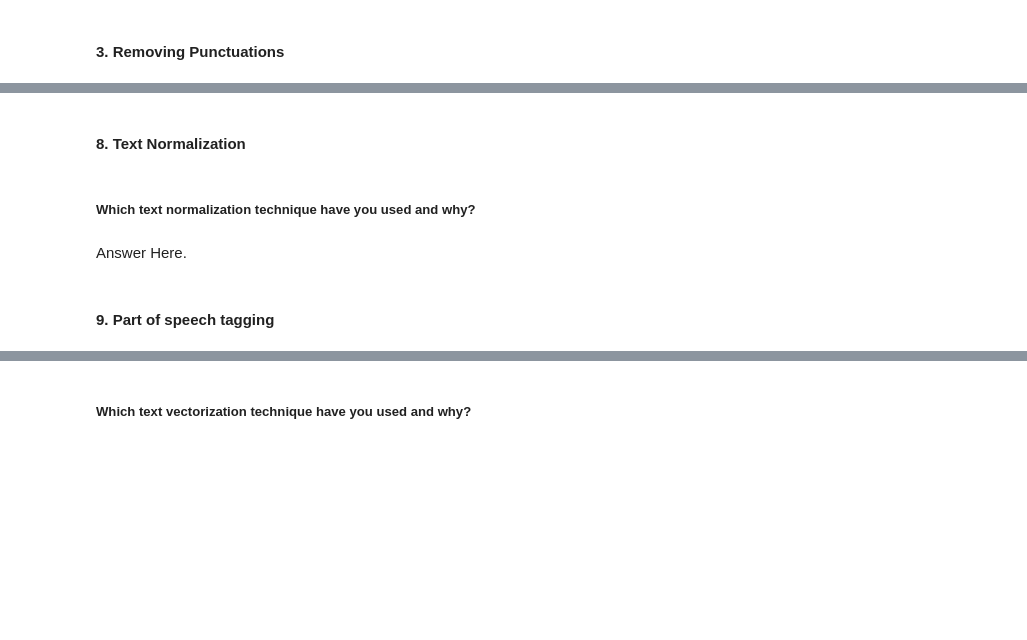
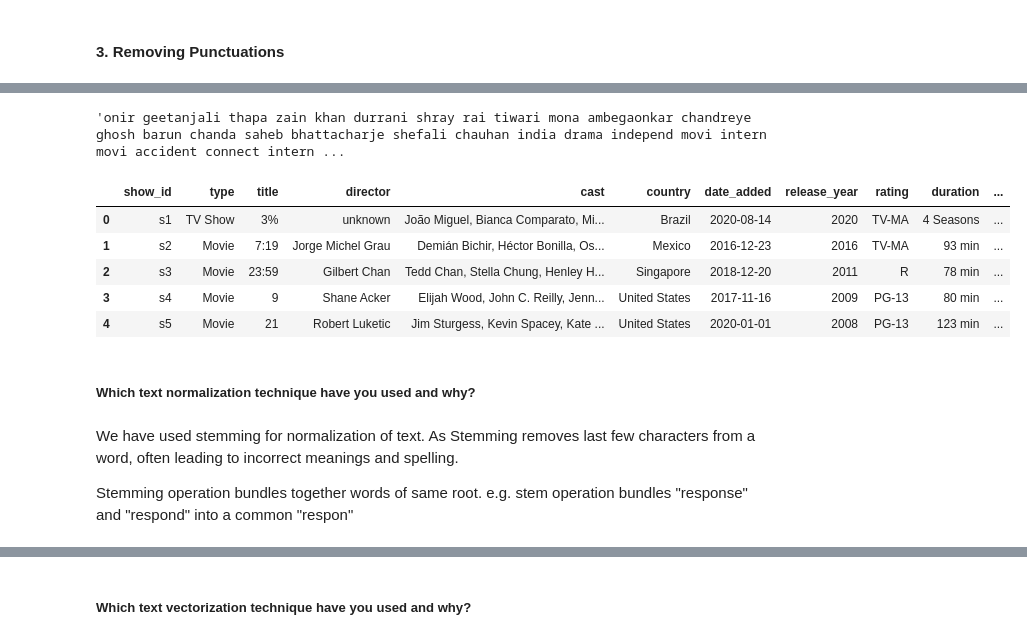
Before and after one commit to Kaushaljha488/NETFLIX_MOVIES_AND_TV_SHOWS_CLUSTERING, a Jupyter notebook: Kaushal_NETFLIX_MOVIES_AND_TV_SHOWS_CLUSTERING.ipynb, the cells around one changed output, grey strips where cells are left out. Drawn from its saved outputs; the diff is of its cells as text; code cells hidden in the pictures; blank space fills up the shorter version.

```diff
--- a/Kaushal_NETFLIX_MOVIES_AND_TV_SHOWS_CLUSTERING.ipynb
+++ b/Kaushal_NETFLIX_MOVIES_AND_TV_SHOWS_CLUSTERING.ipynb
@@ -834,0 +860,12 @@ df1=df.copy()
+# %%
+# Remove Punctuations
+# Remove punctuation from the text :
+
+def remove_punctuation(text):
+    '''a function for removing punctuation'''
+    import string
+    translator = str.maketrans('', '', string.punctuation)
+    return text.translate(translator)
+
+df1['clustering_attributes'] = df1['clustering_attributes'].apply(remove_punctuation)
+df1['clustering_attributes'][20]
@@ -844,0 +878,7 @@ df1=df.copy()
+# %%
+# extracting the stopwords from nltk library
+import nltk
+from nltk.corpus import stopwords
+sw = stopwords.words('english')
+# displaying the stopwords
+np.array(sw)
@@ -844,0 +903,10 @@ df1=df.copy()
+# %%
+# Remove Stopwords
+# function to remove stop words
+def stopwords(text):
+    '''a function for removing the stopword'''
+    # removing the stop words and lowercasing the selected words
+    text = [word.lower() for word in text.split() if word.lower() not in sw]
+    # joining the list of words with space separator
+    return " ".join(text)
+df1['clustering_attributes'] = df1['clustering_attributes'].apply(stopwords)
@@ -853,2 +921,0 @@ df1=df.copy()
-# %% [markdown]
-#### 8. Text Normalization
@@ -857,6 +932,17 @@ df1=df.copy()
+# %%
+df1['clustering_attributes'][20]
+# %% [output]
+'onir geetanjali thapa zain khan durrani shray rai tiwari mona ambegaonkar chandreye ghosh barun chanda saheb bhattacharje shefali chauhan india drama independ movi intern movi accident connect intern ...
+# %%
+df1['Length(listed_in)'] =df1['listed_in'].apply(lambda x: len(x))
+df1['Length(description)'] =df1['description'].apply(lambda x: len(x))
+df1.head()
+# %% [output]
+|  | show_id | type | title | director | cast | country | date_added | release_year | rating | duration | ... |
+| 0 | s1 | TV Show | 3% | unknown | João Miguel, Bianca Comparato, Mi... | Brazil | 2020-08-14 | 2020 | TV-MA | 4 Seasons | ... |
+| 1 | s2 | Movie | 7:19 | Jorge Michel Grau | Demián Bichir, Héctor Bonilla, Os... | Mexico | 2016-12-23 | 2016 | TV-MA | 93 min | ... |
+| 2 | s3 | Movie | 23:59 | Gilbert Chan | Tedd Chan, Stella Chung, Henley H... | Singapore | 2018-12-20 | 2011 | R | 78 min | ... |
+| 3 | s4 | Movie | 9 | Shane Acker | Elijah Wood, John C. Reilly, Jenn... | United States | 2017-11-16 | 2009 | PG-13 | 80 min | ... |
+| 4 | s5 | Movie | 21 | Robert Luketic | Jim Sturgess, Kevin Spacey, Kate ... | United States | 2020-01-01 | 2008 | PG-13 | 123 min | ... |
 # %% [markdown]
 ##### Which text normalization technique have you used and why?
-# %% [markdown]
-Answer Here.
-# %% [markdown]
-#### 9. Part of speech tagging
@@ -865 +949,5 @@ Answer Here.
+# %% [markdown]
+We have used stemming for normalization of text. As Stemming removes last few characters from a word, often leading to incorrect meanings and spelling.
+
+Stemming operation bundles together words of same root. e.g. stem operation bundles "response" and "respond" into a common "respon"
 # %% [markdown]
```
Also changed, not shown: parts of 65 cells of this notebook.
